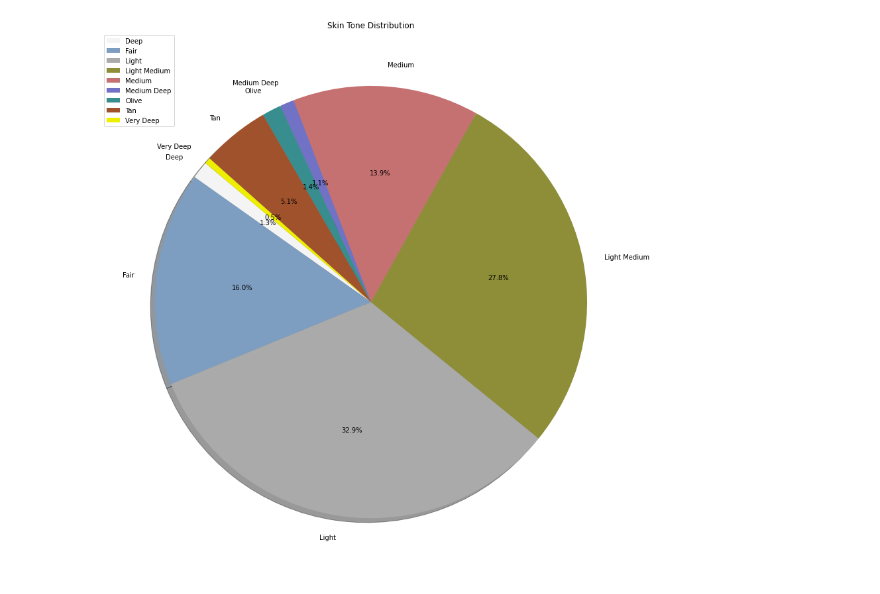
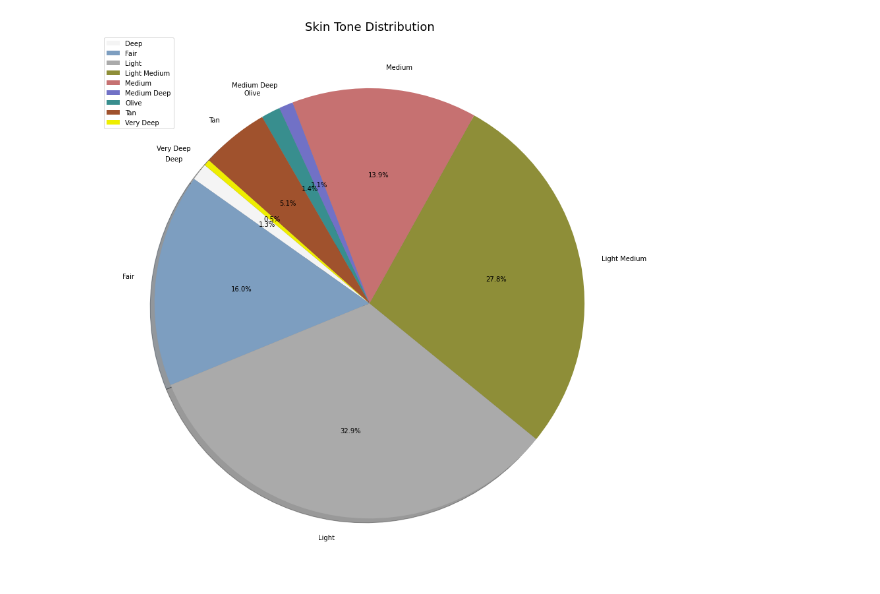
Before and after one commit to johnwalkington/fun-in-the-sun, a Jupyter notebook: Code/Skin_plot_and_nltk.ipynb, the cells around one changed output. Cells and saved outputs as stored; diff of their text form; code cells hidden in the pictures.

```diff
--- a/Code/Skin_plot_and_nltk.ipynb
+++ b/Code/Skin_plot_and_nltk.ipynb
@@ -1,29 +1,36 @@
-# %%
-import pandas as pd
-import numpy as np
-from matplotlib import pyplot as plt
-import csv
-import os
-import nltk.corpus
-
-
-# Read data
-df=pd.read_csv(os.path.join('Data','Skin_wreviews_cleaned.csv'))
-
-
-# Pie chart for skin tone
-colors=['#F4F4F4','#7D9EC0','#AAAAAA','#8E8E38','#C67171', '#7171C6','#388E8E','#A0522D','#EEEE00']
-skintone_pie=df.groupby(['Skin_Tone']).size().plot.pie(colors=colors,autopct='%1.1f%%', shadow=True, startangle=140,figsize=(15,15))
-plt.title("Skin Tone Distribution")
-plt.ylabel(None)
-plt.legend()
-plt.show()
-
-
-# 90.6 % of customer has Fair/Light/Light Medium/Medium skin tone.
-# People with fairer skin tone whose skin contains less melanin, are at greater risk for sun damage, so it seems like they purchase more sunscreen.
-# %% [output]
-[figure, removed]
+# %%
+from nltk.probability import FreqDist
+from nltk.corpus import stopwords
+from nltk.tokenize import word_tokenize
+from nltk import word_tokenize
+from nltk.util import ngrams
+import nltk.corpus
+from nltk.probability import FreqDist
+import pandas as pd
+import numpy as np
+from matplotlib import pyplot as plt
+import csv
+import os
+import re
+
+
+# Read data
+df=pd.read_csv(os.path.join('Data','Skin_wreviews_cleaned.csv'))
+
+
+# Pie chart for skin tone
+colors=['#F4F4F4','#7D9EC0','#AAAAAA','#8E8E38','#C67171', '#7171C6','#388E8E','#A0522D','#EEEE00']
+skintone_pie=df.groupby(['Skin_Tone']).size().plot.pie(colors=colors,autopct='%1.1f%%', shadow=True, startangle=140,figsize=(15,15))
+plt.title("Skin Tone Distribution",fontsize=18)
+plt.ylabel(None)
+plt.legend()
+plt.show()
+
+
+# 90.6 % of customer has Fair/Light/Light Medium/Medium skin tone.
+# People with fairer skin tone whose skin contains less melanin, are at greater risk for sun damage, so it seems like they purchase more sunscre
+# %% [output]
+[figure, added]
 # %%
 
 # Pie chart for skin type
```
Also changed, not shown: parts of 7 cells of this notebook.
